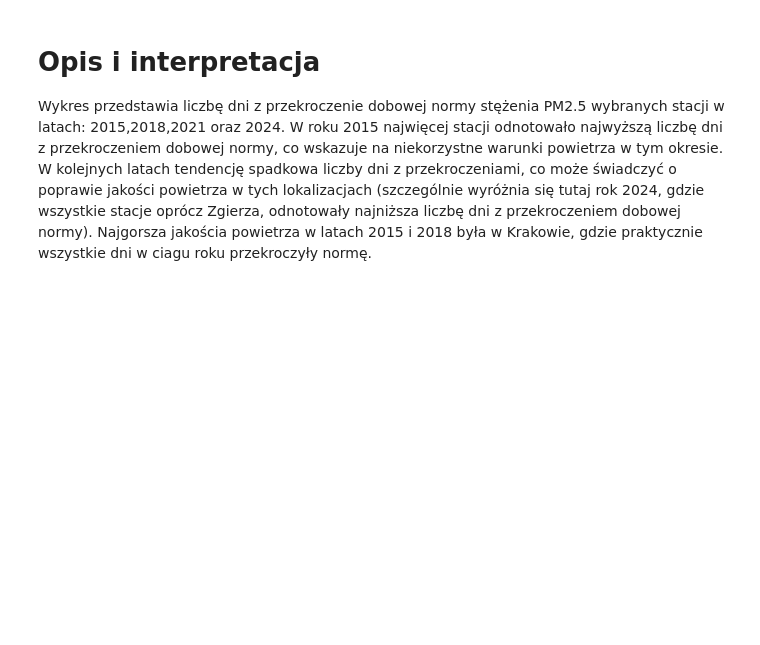
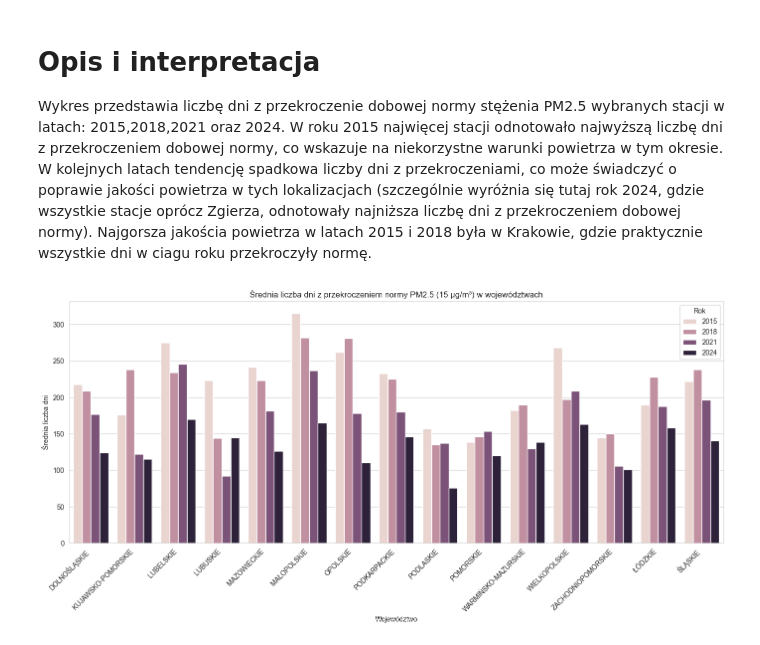
Before and after one commit to makowskiignacy/Fork-maly-projekt-3, a Jupyter notebook: projekt_3.ipynb, the cells around one changed output. Cells and saved outputs as stored; diff of their text form; code cells hidden in the pictures; blank space fills up the shorter version.

```diff
--- a/projekt_3.ipynb
+++ b/projekt_3.ipynb
@@ -88,3 +88,50 @@ grouped_barplot(days_exceeded)
 Wykres przedstawia liczbę dni z przekroczenie dobowej normy stężenia PM2.5 wybranych stacji w latach: 2015,2018,2021 oraz 2024.
 W roku 2015 najwięcej stacji odnotowało najwyższą liczbę dni z przekroczeniem dobowej normy, co wskazuje na niekorzystne warunki powietrza w tym okresie. W kolejnych latach tendencję spadkowa liczby dni z przekroczeniami, co może świadczyć o poprawie jakości powietrza w tych lokalizacjach (szczególnie wyróżnia się tutaj rok 2024, gdzie wszystkie stacje oprócz Zgierza, odnotowały najniższa liczbę dni z przekroczeniem dobowej normy).
 Najgorsza jakościa powietrza w latach 2015 i 2018 była w Krakowie, gdzie praktycznie wszystkie dni w ciagu roku przekroczyły normę.
+# %%
+import seaborn as sns
+import matplotlib.pyplot as plt
+import pandas as pd
+
+# Mapowanie
+meta = pd.read_excel('metadane_new.xlsx', index_col=0)
+col_kod = next((c for c in meta.columns if 'Kod' in str(c)), 'Kod')
+col_woj = next((c for c in meta.columns if 'Województwo' in str(c)), 'Województwo')
+mapping = dict(zip(meta[col_kod], meta[col_woj]))
+
+# Obliczenia przekroczeń (> 15 ug/m3)
+res = {}
+years = sorted(df.index.year.unique())
+
+for y in years:
+    sub = df[df.index.year == y]
+    # Średnie dobowe
+    daily = sub.groupby(sub.index.date).mean()
+    # Liczba dni z przekroczeniem
+    count = (daily > 15).sum()
+    res[y] = count
+
+# Przetwarzanie i wizualizacja po pętli (tylko raz)
+df_res = pd.DataFrame(res)
+
+# Dodanie kolumny Województwo
+df_res['Województwo'] = df_res.index.get_level_values(0).map(mapping)
+
+# Grupowanie po województwach (średnia dla stacji w województwie)
+df_woj = df_res.groupby('Województwo').mean()
+
+# Wizualizacja
+df_long = df_woj.reset_index().melt(id_vars='Województwo', var_name='Rok', value_name='Dni')
+
+sns.set_style("whitegrid")
+plt.figure(figsize=(14, 7))
+sns.barplot(data=df_long, x='Województwo', y='Dni', hue='Rok')
+plt.title("Średnia liczba dni z przekroczeniem normy PM2.5 (15 µg/m³) w województwach")
+plt.xticks(rotation=45, ha='right')
+plt.ylabel("Średnia liczba dni")
+plt.legend(title='Rok')
+plt.tight_layout()
+
+plt.show()
+# %% [output]
+[figure, added]
```
Also changed, not shown: 1 other file.
